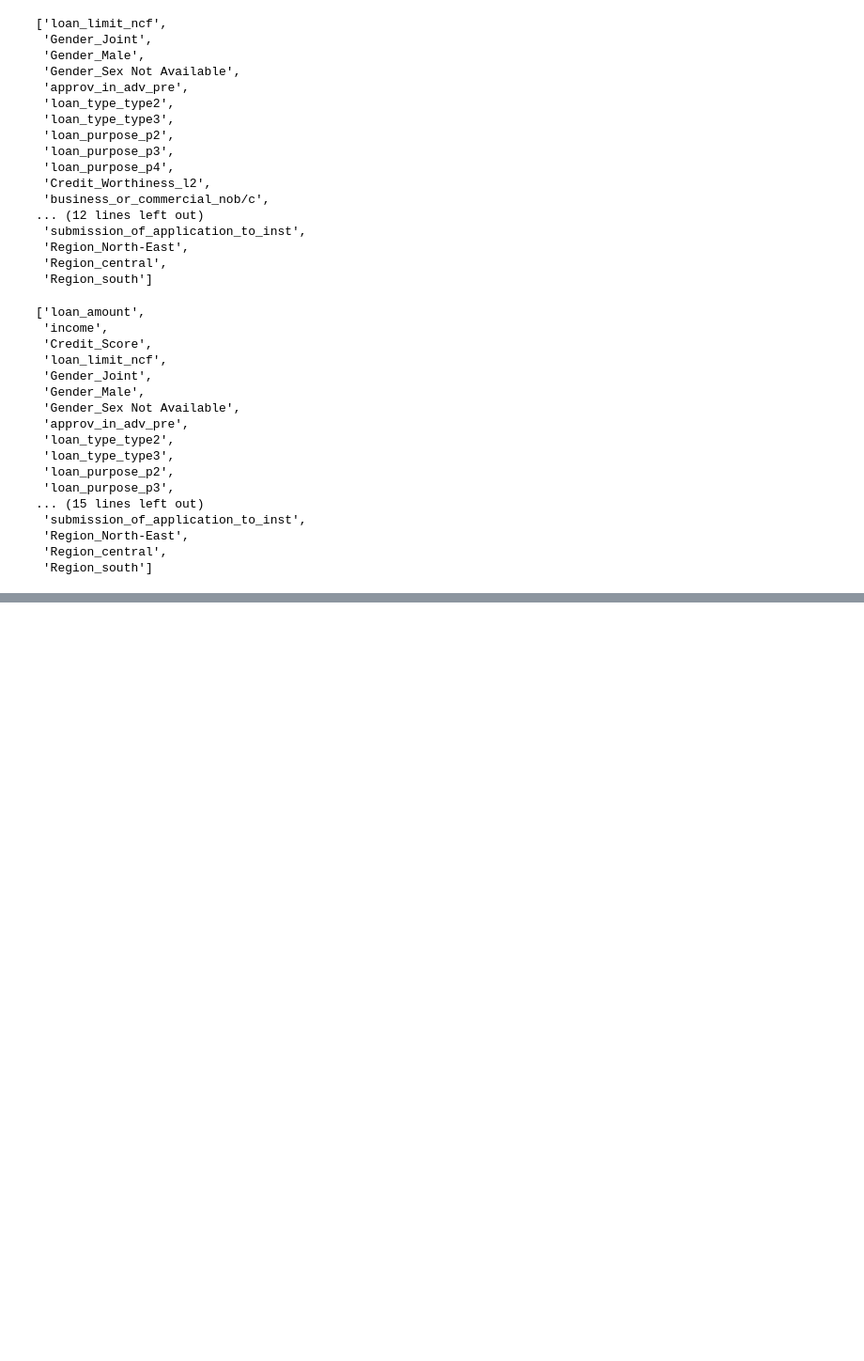
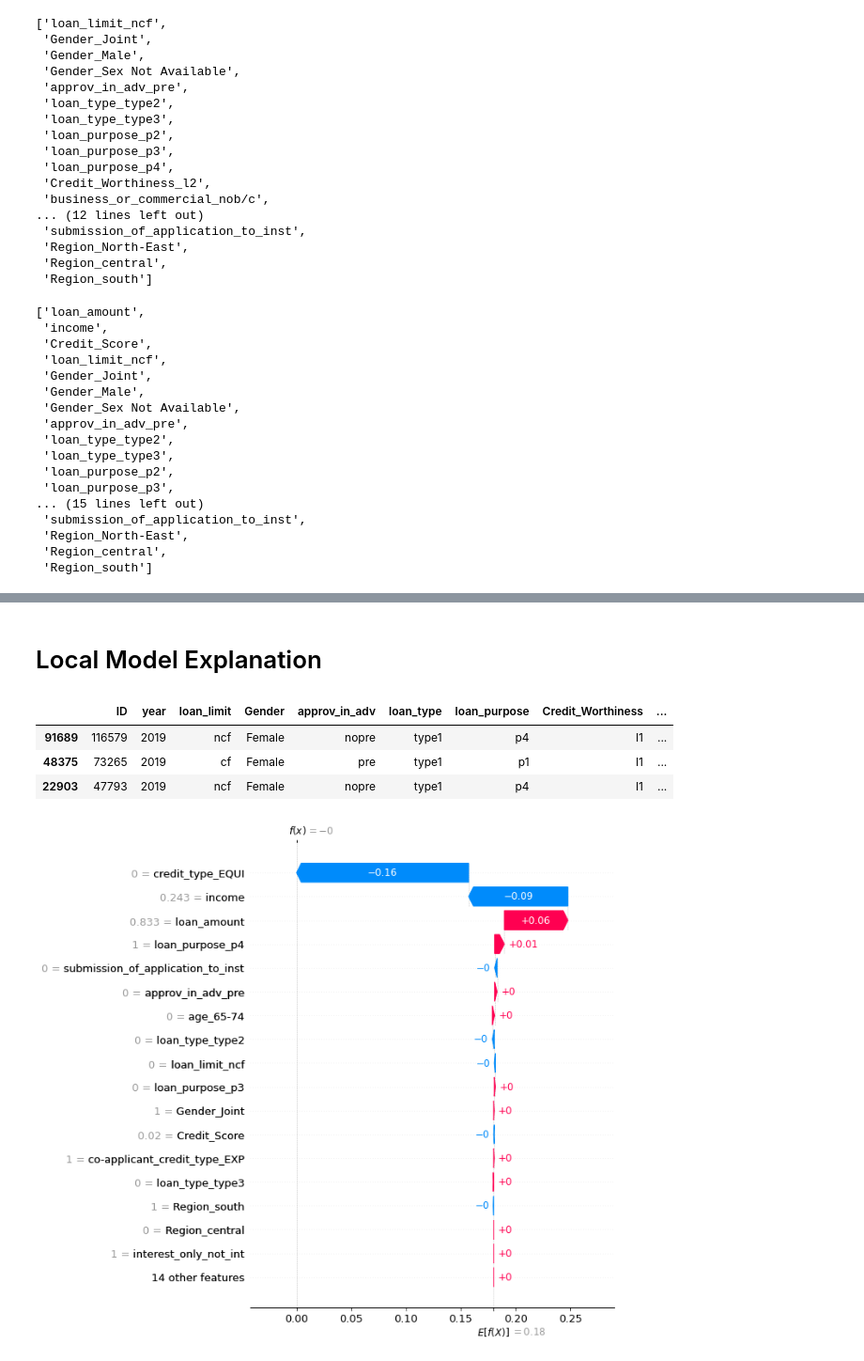
Before and after one commit to Sebastian1981/CustomerAnalytics_CreditDefaultPrediction, a Jupyter notebook: pipeline_poc.ipynb, the cells around one changed output, grey strips where cells are left out. Shown: that part at 94% size. Cells and saved outputs as stored; diff of their text form; code cells hidden in the pictures; blank space fills up the shorter version.

```diff
--- a/pipeline_poc.ipynb
+++ b/pipeline_poc.ipynb
@@ -334,0 +430,28 @@ plt.show()
+# %% [markdown]
+# Local Model Explanation
+# %%
+df_test.head(3)
+# %% [output]
+|  | ID | year | loan_limit | Gender | approv_in_adv | loan_type | loan_purpose | Credit_Worthiness | ... |
+| 91689 | 116579 | 2019 | ncf | Female | nopre | type1 | p4 | l1 | ... |
+| 48375 | 73265 | 2019 | cf | Female | pre | type1 | p1 | l1 | ... |
+| 22903 | 47793 | 2019 | ncf | Female | nopre | type1 | p4 | l1 | ... |
+# %%
+row = 5 # define row to be explained
+row_selected = select_row_from_dataframe(df_test, row=row)
+
+# get data sample
+data = df_test.sample(1000)
+# init shap explainer
+explainer = shap.explainers.Permutation(model=pipeline['rfe'].predict,
+                                        masker=pipeline['preprocessor'].transform(data),
+                                        feature_names=feature_names,
+                                        max_evals=1000)
+# calculate shapley values
+shap_values = explainer(pipeline['preprocessor'].transform(row_selected))
+# %%
+# bar plot
+shap.plots.waterfall(shap_values[0],
+                    max_display=len(relevant_features))
+# %% [output]
+[figure, added]
```
Also changed, not shown: parts of 18 cells of this notebook, 3 other files.
